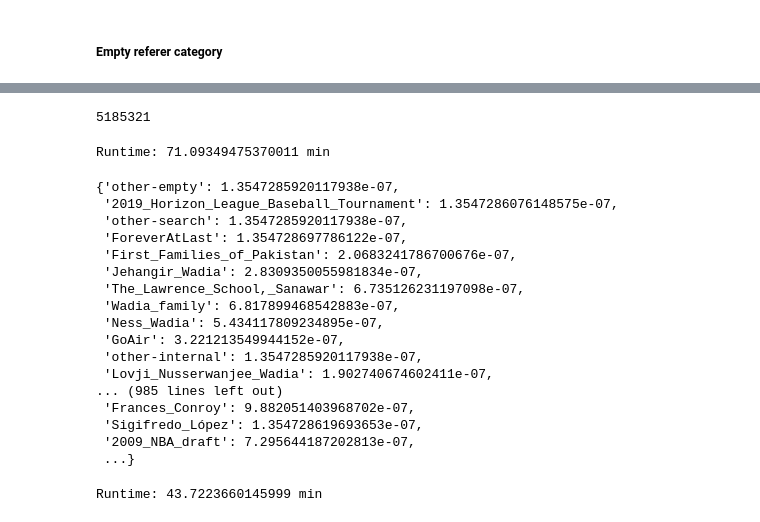
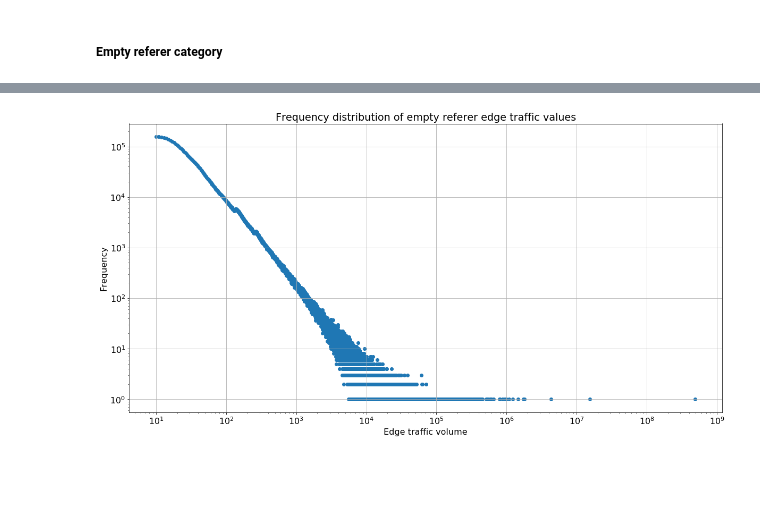
Before and after one commit to 33eyes/wiki-clickstream-graph, a Jupyter notebook: data_quality_analysis.ipynb, the cells around one changed output, grey strips where cells are left out. Drawn from its saved outputs; the diff is of its cells as text; code cells hidden in the pictures; blank space fills up the shorter version.

```diff
--- a/checking_a_sample_raw_dataset.ipynb
+++ b/data_quality_analysis.ipynb
@@ -971,38 +932,13 @@ add_edge total runtime: 66.51817008306666 min
-# %%
-clickstream.number_of_nodes()
-# %% [output]
-5185321
-# %%
-start_time = timer()
-pr = nx.pagerank(clickstream, alpha=0.9, weight = 'traffic')
-end_time = timer()
-print ("Runtime:", (end_time - start_time)/60, "min\n")
-# %% [output]
-Runtime: 71.09349475370011 min
-# %%
-pr
-# %% [output]
-{'other-empty': 1.3547285920117938e-07,
- '2019_Horizon_League_Baseball_Tournament': 1.3547286076148575e-07,
- 'other-search': 1.3547285920117938e-07,
- 'ForeverAtLast': 1.354728697786122e-07,
- 'First_Families_of_Pakistan': 2.0683241786700676e-07,
- 'Jehangir_Wadia': 2.8309350055981834e-07,
- 'The_Lawrence_School,_Sanawar': 6.735126231197098e-07,
- 'Wadia_family': 6.817899468542883e-07,
- 'Ness_Wadia': 5.434117809234895e-07,
- 'GoAir': 3.221213549944152e-07,
- 'other-internal': 1.3547285920117938e-07,
- 'Lovji_Nusserwanjee_Wadia': 1.902740674602411e-07,
-... (985 lines left out)
- 'Frances_Conroy': 9.882051403968702e-07,
- 'Sigifredo_López': 1.354728619693653e-07,
- '2009_NBA_draft': 7.295644187202813e-07,
- ...}
-# %%
-start_time = timer()
-pr2 = nx.pagerank_scipy(clickstream, alpha=0.9, weight = 'traffic')
-end_time = timer()
-print ("Runtime:", (end_time - start_time)/60, "min\n")
-# %% [output]
-Runtime: 43.7223660145999 min
+# %%
+empty_referer_edges_freq = empty_referer_edges.n.value_counts()
+# %%
+plt.scatter(empty_referer_edges_freq.index.values, empty_referer_edges_freq.values)
+plt.xscale("log")
+plt.yscale("log")
+plt.xlabel('Edge traffic volume')
+plt.ylabel('Frequency')
+plt.grid(True)
+
+plt.title("Frequency distribution of empty referer edge traffic values");
+# %% [output]
+[figure, added]
```
Also changed, not shown: parts of 60 cells of this notebook.
